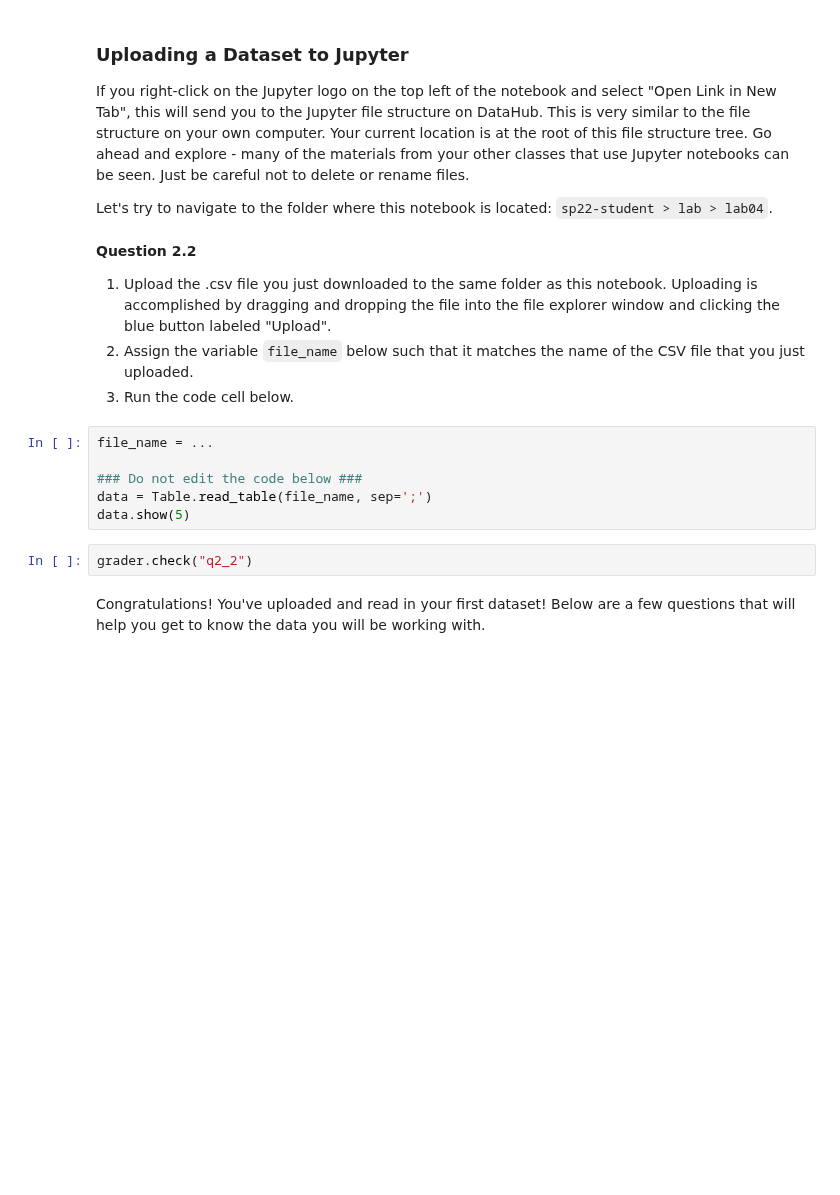
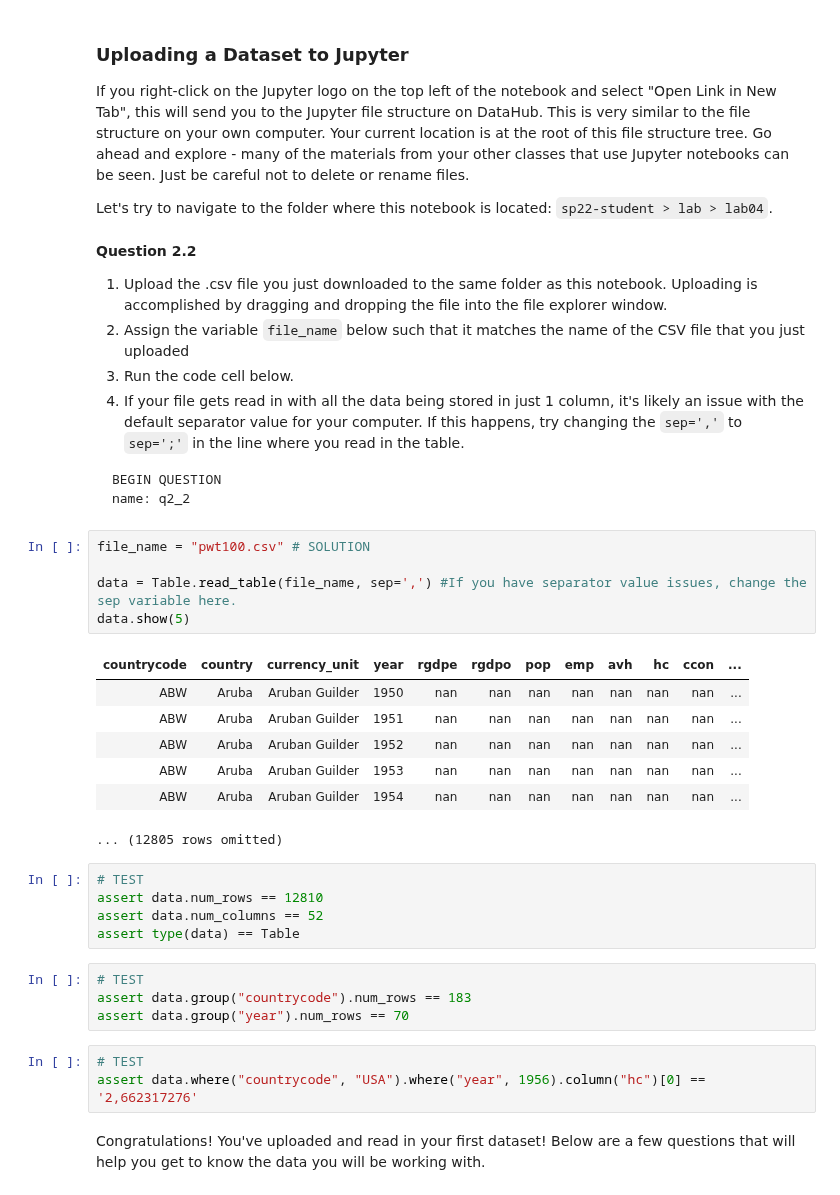
Before and after one commit to data-88e/sp22-student, a Jupyter notebook: lab/lab04/lab04.ipynb, the cells around one changed output. Saved outputs shown, nothing was run; the diff lists cells and outputs as text; blank space fills up the shorter version.

````diff
--- a/lab/lab04/lab04.ipynb
+++ b/lab/lab04/lab04.ipynb
@@ -284,22 +334,40 @@ Let's try to navigate to the folder where this notebook is located: `sp22-studen
 # %% [markdown]
 **Question 2.2**
 
-1. Upload the .csv file you just downloaded to the same folder as this notebook. Uploading is accomplished by dragging and dropping the file into the file explorer window and clicking the blue button labeled "Upload".
-2. Assign the variable `file_name` below such that it matches the name of the CSV file that you just uploaded.
+1. Upload the .csv file you just downloaded to the same folder as this notebook. Uploading is accomplished by dragging and dropping the file into the file explorer window.
+2. Assign the variable `file_name` below such that it matches the name of the CSV file that you just uploaded
 3. Run the code cell below.
+4. If your file gets read in with all the data being stored in just 1 column, it's likely an issue with the default separator value for your computer. If this happens, try changing the `sep=','` to `sep=';'` in the line where you read in the table.
 
-<!--
+```
 BEGIN QUESTION
 name: q2_2
--->
+```
 # %%
-file_name = ...
+file_name = "pwt100.csv" # SOLUTION
 
-### Do not edit the code below ###
-data = Table.read_table(file_name, sep=';')
+data = Table.read_table(file_name, sep=',') #If you have separator value issues, change the sep variable here.
 data.show(5)
+# %% [output]
+| countrycode | country | currency_unit | year | rgdpe | rgdpo | pop | emp | avh | hc | ccon | ... |
+| ABW | Aruba | Aruban Guilder | 1950 | nan | nan | nan | nan | nan | nan | nan | ... |
+| ABW | Aruba | Aruban Guilder | 1951 | nan | nan | nan | nan | nan | nan | nan | ... |
+| ABW | Aruba | Aruban Guilder | 1952 | nan | nan | nan | nan | nan | nan | nan | ... |
+| ABW | Aruba | Aruban Guilder | 1953 | nan | nan | nan | nan | nan | nan | nan | ... |
+| ABW | Aruba | Aruban Guilder | 1954 | nan | nan | nan | nan | nan | nan | nan | ... |
+... (12805 rows omitted)
-# %%
-grader.check("q2_2")
+# %%
+# TEST
+assert data.num_rows == 12810
+assert data.num_columns == 52
+assert type(data) == Table
+# %%
+# TEST
+assert data.group("countrycode").num_rows == 183
+assert data.group("year").num_rows == 70
+# %%
+# TEST
+assert data.where("countrycode", "USA").where("year", 1956).column("hc")[0] == '2,662317276'
 # %% [markdown]
 Congratulations! You've uploaded and read in your first dataset! Below are a few questions that will help you get to know the data you will be working with.
 # %% [markdown]
````
Also changed, not shown: parts of 47 cells of this notebook, 4 other files.
